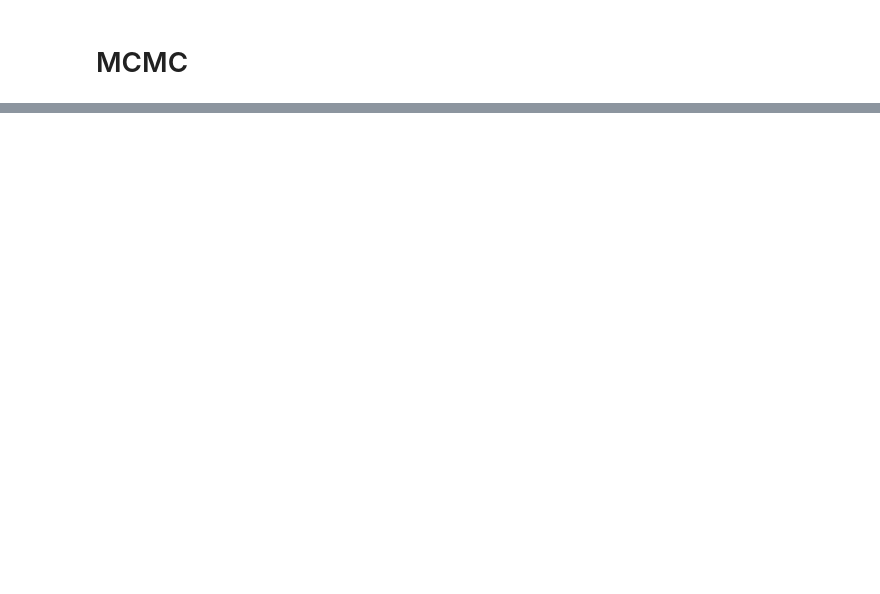
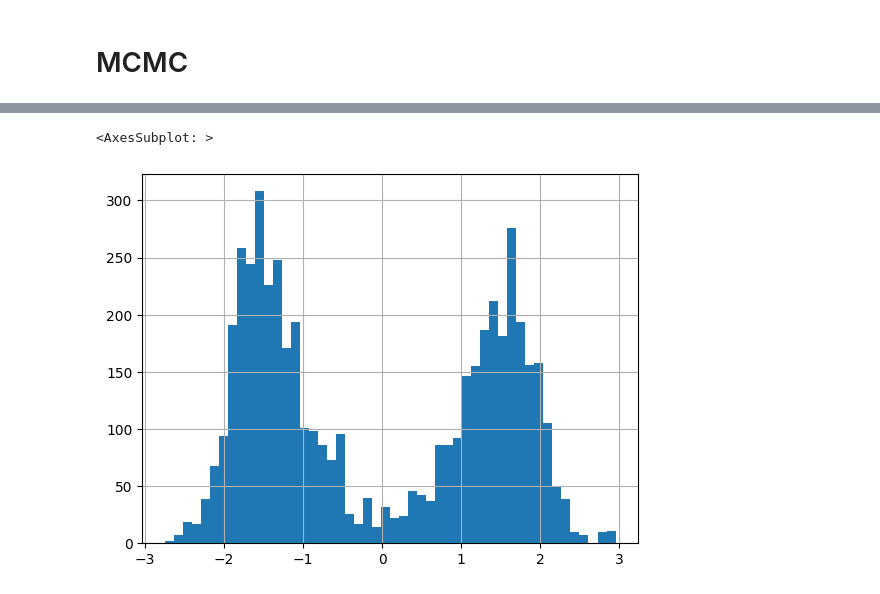
Before and after one commit to bjlkeng/sandbox, a Jupyter notebook: stochastic_langevin/normal_mixture.ipynb, the cells around one changed output, grey strips where cells are left out. Drawn from its saved outputs; the diff is of its cells as text; code cells hidden in the pictures; blank space fills up the shorter version.

```diff
--- a/stochastic_langevin/normal_mixture.ipynb
+++ b/stochastic_langevin/normal_mixture.ipynb
@@ -29,0 +104,10 @@ train = torch.tensor(X, dtype=torch.float)
+# %%
+with pm.Model() as model:
+    theta1 = pm.Normal("theta1", mu=0, sigma=np.sqrt(10))
+    theta2 = pm.Normal("theta2", mu=0, sigma=1)
+    obs = pm.NormalMixture("obs", w=[0.5, 0.5],
+                           mu=[theta1, theta1 + theta2],
+                           sigma=[np.sqrt(2), np.sqrt(2)],
+                           observed=data)
+
+    idata = pm.sample(5000, chains=1, tune=2000)
@@ -29,0 +123,5 @@ train = torch.tensor(X, dtype=torch.float)
+# %%
+df_mcmc = pd.DataFrame({'theta1': idata.posterior['theta1'][0],
+                        'theta2': idata.posterior['theta2'][0]})
+
+df_mcmc.describe()
@@ -29,0 +138,5 @@ train = torch.tensor(X, dtype=torch.float)
+# %%
+df_mcmc['theta2'].hist(bins=50)
+# %% [output]
+<AxesSubplot: >
+[figure, added]
```
Also changed, not shown: parts of 37 cells of this notebook, 1 other file.
